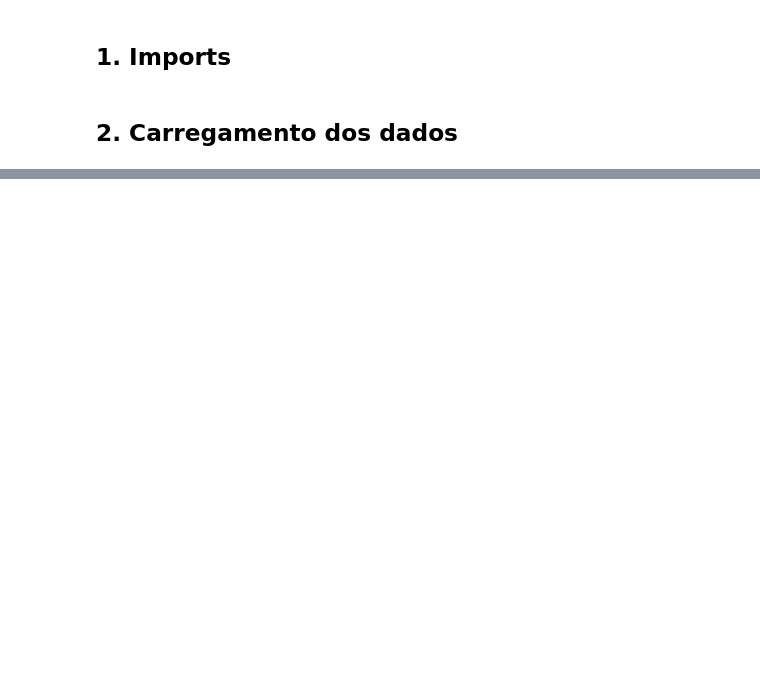
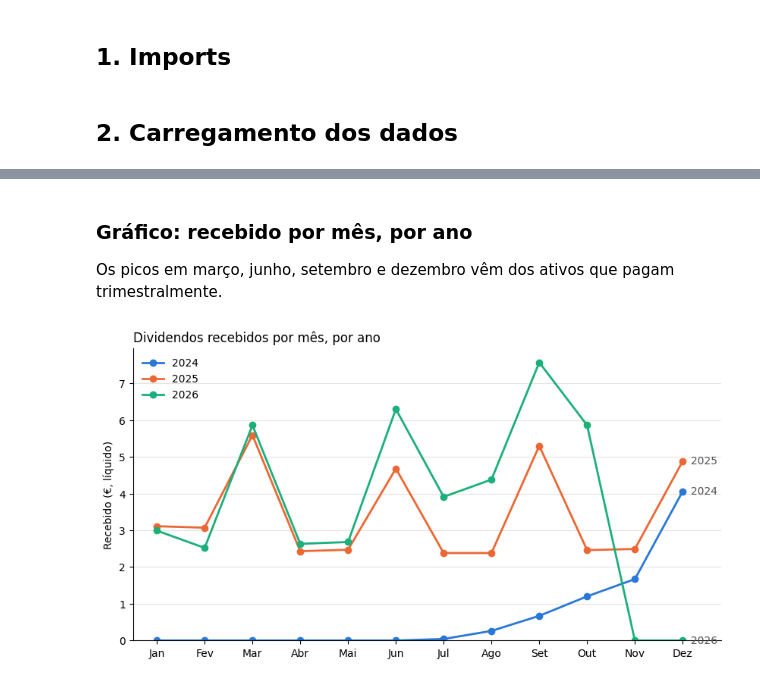
Before and after one commit to ololumas2611/portfolio-predict, a Jupyter notebook: notebooks/03_eda.ipynb, the cells around one changed output, grey strips where cells are left out. Drawn from its saved outputs; the diff is of its cells as text; code cells hidden in the pictures; blank space fills up the shorter version.

```diff
--- a/notebooks/03_eda.ipynb
+++ b/notebooks/03_eda.ipynb
@@ -27,0 +47,3 @@ df.info()
+# %%
+# Rename  Date in capital to date in lower casa
+df.rename(columns={'Date': 'date'}, inplace=True)
@@ -27,0 +89,4 @@ df.info()
+# %%
+# Mês do ano que mais recebi dividendos
+# 1º Criar a coluna de mê
+df['month'] = df['payDate'].dt.month_name()
@@ -27,0 +114,9 @@ df.info()
+# %%
+# Total recebido por ano (linhas) e mês (colunas)
+monthly = df.pivot_table(
+    index=df['payDate'].dt.year,
+    columns=df['payDate'].dt.month,
+    values='amountInEuro',
+    aggfunc='sum',
+).fillna(0)
+monthly
@@ -27,0 +129,32 @@ df.info()
+# %% [markdown]
+### Gráfico: recebido por mês, por ano
+Os picos em março, junho, setembro e dezembro vêm dos ativos que pagam trimestralmente.
+# %%
+
+colors = {2024: '#2a78d6', 2025: '#eb6834', 2026: '#1baf7a'}
+month_labels = ['Jan', 'Fev', 'Mar', 'Abr', 'Mai', 'Jun', 'Jul', 'Ago', 'Set', 'Out', 'Nov', 'Dez']
+
+fig, ax = plt.subplots(figsize=(10, 5))
+
+for year, row in monthly.iterrows():
+    ax.plot(row.index, row.values, marker='o', linewidth=2, markersize=6,
+            color=colors[year], label=str(year))
+
+    last = row.dropna()
+    ax.annotate(str(year), (last.index[-1], last.iloc[-1]), xytext=(8, 0),
+                textcoords='offset points', va='center', color='#52514e')
+
+ax.set_xticks(range(1, 13), month_labels)
+ax.set_xlim(0.5, 12.8)
+ax.set_ylim(bottom=0)
+ax.set_ylabel('Recebido (€, líquido)')
+ax.set_title('Dividendos recebidos por mês, por ano', loc='left')
+ax.grid(axis='y', color='#e5e4e0', linewidth=0.8)
+ax.set_axisbelow(True)
+for side in ['top', 'right']:
+    ax.spines[side].set_visible(False)
+ax.legend(frameon=False, loc='upper left')
+
+plt.show()
+# %% [output]
+[figure, added]
```
Also changed, not shown: parts of 11 cells of this notebook.
